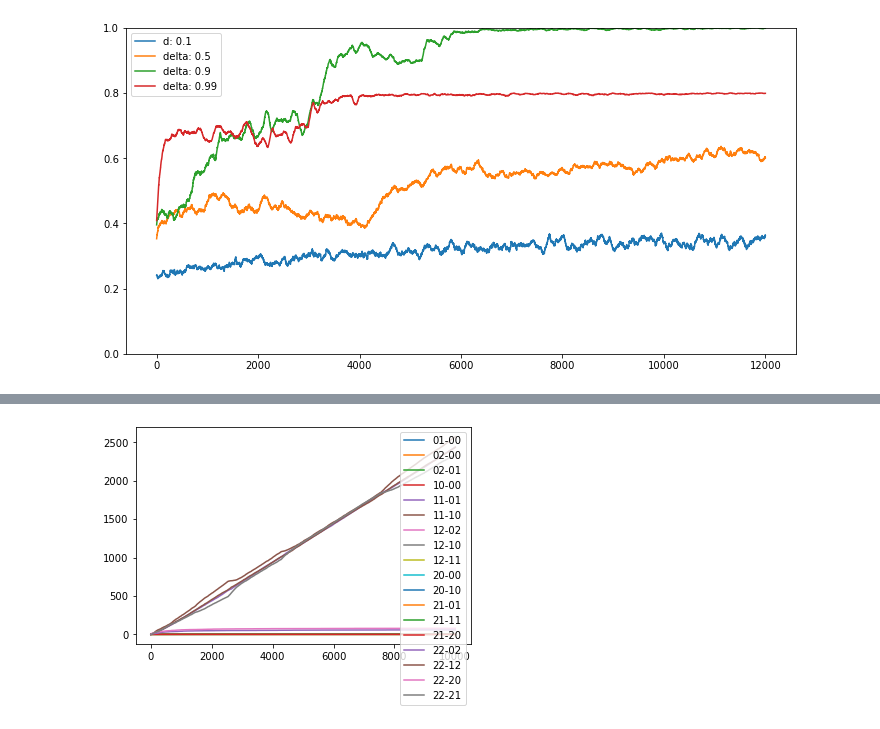
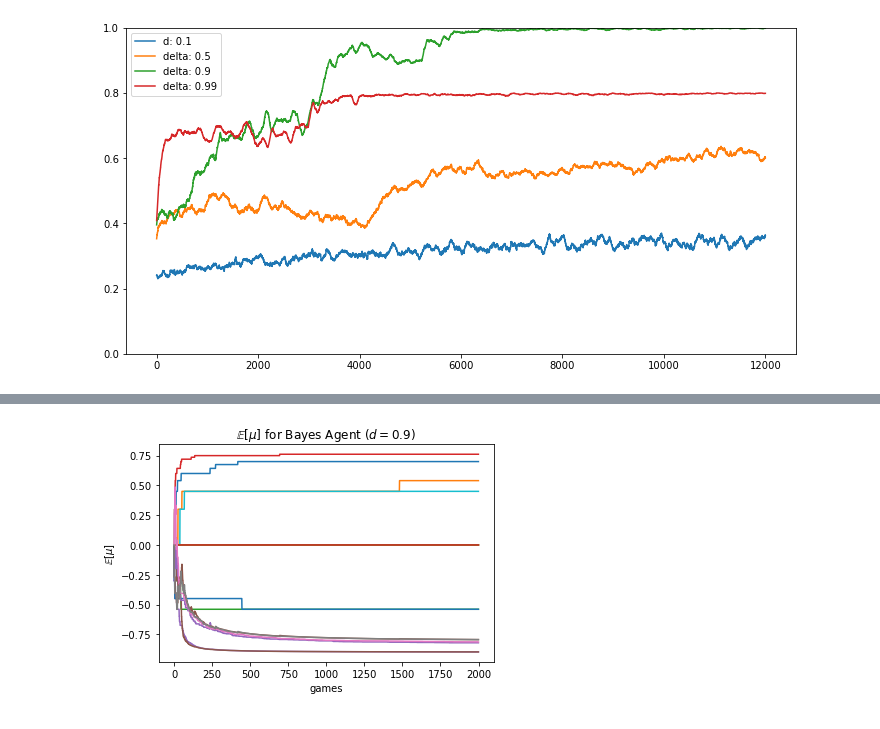
Before and after one commit to MartenThompson/rl-nim, a Jupyter notebook: code/visualization.ipynb, the cells around one changed output, grey strips where cells are left out. Cells and saved outputs as stored; diff of their text form; code cells hidden in the pictures.

Commit message:
tweaking visuals

```diff
--- a/code/visualization.ipynb
+++ b/code/visualization.ipynb
@@ -859,5 +854,6 @@ plt.show()
 # %%
-aggressive_mu = pd.read_csv('../final/Bayes_vis/aggressive_mu_series.csv')
-aggressive_lamb = pd.read_csv('../final/Bayes_vis/aggressive_lamb_series.csv')
+N = 2000
+aggressive_m = pd.read_csv('../final/Bayes_vis/aggressive_mu_series.csv')
+aggressive_nu = pd.read_csv('../final/Bayes_vis/aggressive_lamb_series.csv')
 aggressive_alpha = pd.read_csv('../final/Bayes_vis/aggressive_alpha_series.csv')
 aggressive_beta = pd.read_csv('../final/Bayes_vis/aggressive_beta_series.csv')
@@ -879,5 +860,8 @@ plt.show()
-# %%
-aggressive_beta.plot()
-plt.show()
-# %% [output]
-[figure, removed]
+# %%
+aggressive_m.head(N).plot(legend=False)
+plt.ylabel(r'$\mathbb{E}[\mu]$')
+plt.xlabel('games')
+plt.title(r'$\mathbb{E}[\mu]$ for Bayes Agent ($d=0.9$)')
+plt.show()
+# %% [output]
+[figure, added]
```
Also changed, not shown: parts of 16 cells of this notebook, 1 other file.
